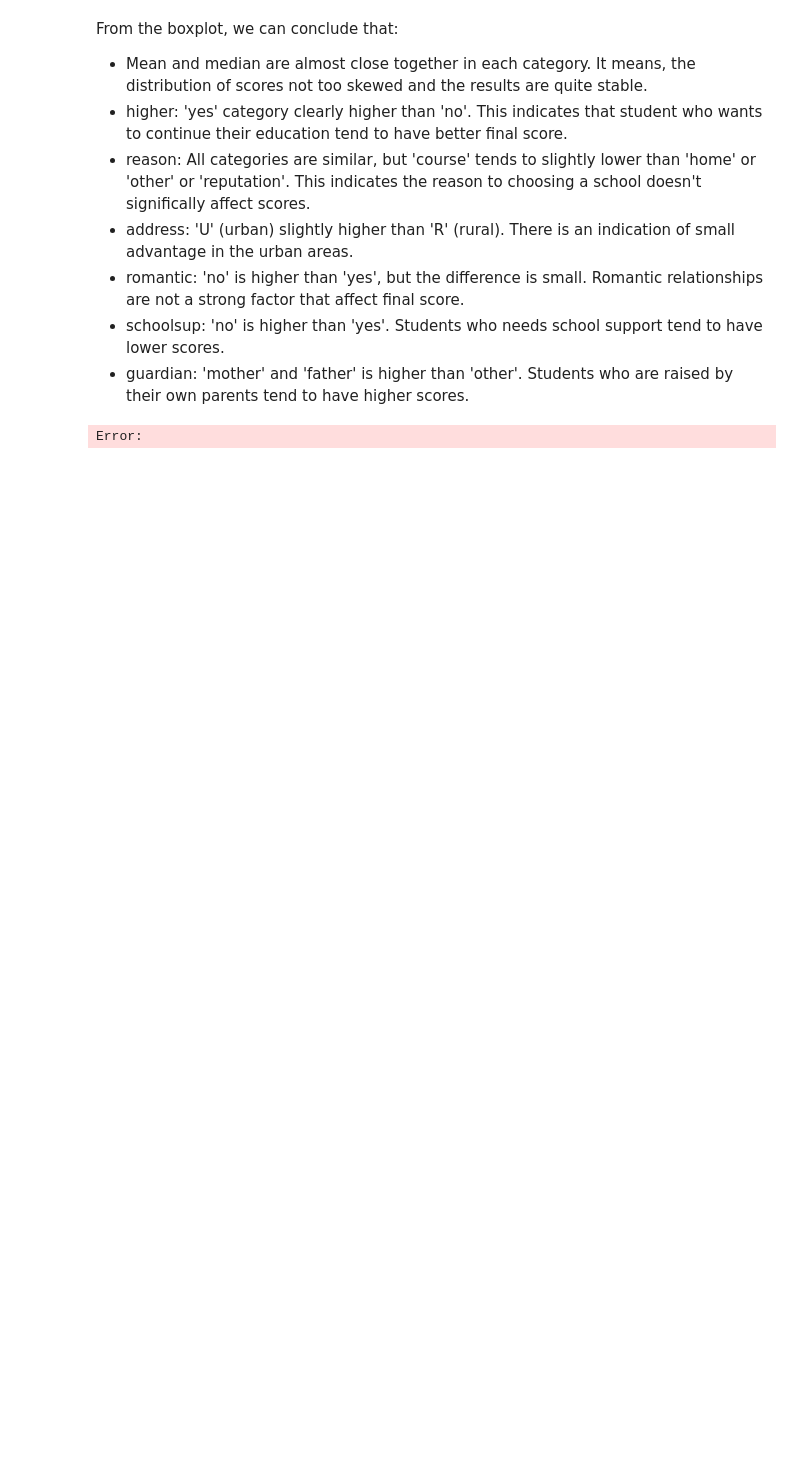
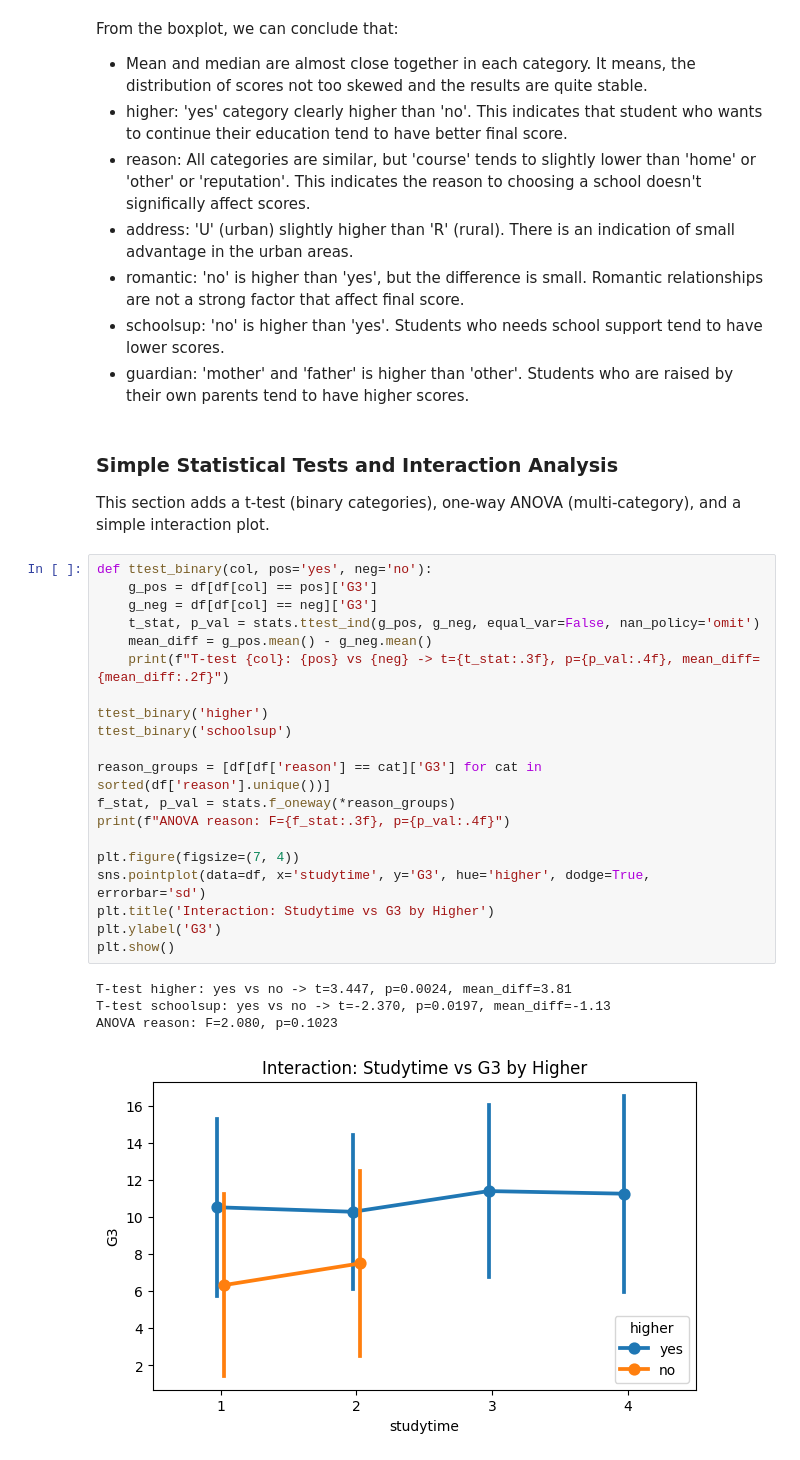
Before and after one commit to AkmalFazli27/Student-Grade-Analysis, a Jupyter notebook: notebooks/student_math.ipynb, the cells around one changed output. Cells and saved outputs as stored; diff of their text form; blank space fills up the shorter version.

Commit message:
Create simple statistical tests and interaction analysis

```diff
--- a/notebooks/student_math.ipynb
+++ b/notebooks/student_math.ipynb
@@ -278,6 +277,31 @@ From the boxplot, we can conclude that:
 - romantic: 'no' is higher than 'yes', but the difference is small. Romantic relationships are not a strong factor that affect final score.
 - schoolsup: 'no' is higher than 'yes'. Students who needs school support tend to have lower scores.
 - guardian: 'mother' and 'father' is higher than 'other'. Students who are raised by their own parents tend to have higher scores.
+# %% [markdown]
+### Simple Statistical Tests and Interaction Analysis
+This section adds a t-test (binary categories), one-way ANOVA (multi-category), and a simple interaction plot.
 # %%
+def ttest_binary(col, pos='yes', neg='no'):
+    g_pos = df[df[col] == pos]['G3']
+    g_neg = df[df[col] == neg]['G3']
+    t_stat, p_val = stats.ttest_ind(g_pos, g_neg, equal_var=False, nan_policy='omit')
+    mean_diff = g_pos.mean() - g_neg.mean()
+    print(f"T-test {col}: {pos} vs {neg} -> t={t_stat:.3f}, p={p_val:.4f}, mean_diff={mean_diff:.2f}")
+
+ttest_binary('higher')
+ttest_binary('schoolsup')
+
+reason_groups = [df[df['reason'] == cat]['G3'] for cat in sorted(df['reason'].unique())]
+f_stat, p_val = stats.f_oneway(*reason_groups)
+print(f"ANOVA reason: F={f_stat:.3f}, p={p_val:.4f}")
+
+plt.figure(figsize=(7, 4))
+sns.pointplot(data=df, x='studytime', y='G3', hue='higher', dodge=True, errorbar='sd')
+plt.title('Interaction: Studytime vs G3 by Higher')
+plt.ylabel('G3')
+plt.show()
 # %% [output]
-Error:
+T-test higher: yes vs no -> t=3.447, p=0.0024, mean_diff=3.81
+T-test schoolsup: yes vs no -> t=-2.370, p=0.0197, mean_diff=-1.13
+ANOVA reason: F=2.080, p=0.1023
+[figure, added]
```
Also changed, not shown: parts of 5 cells of this notebook.
